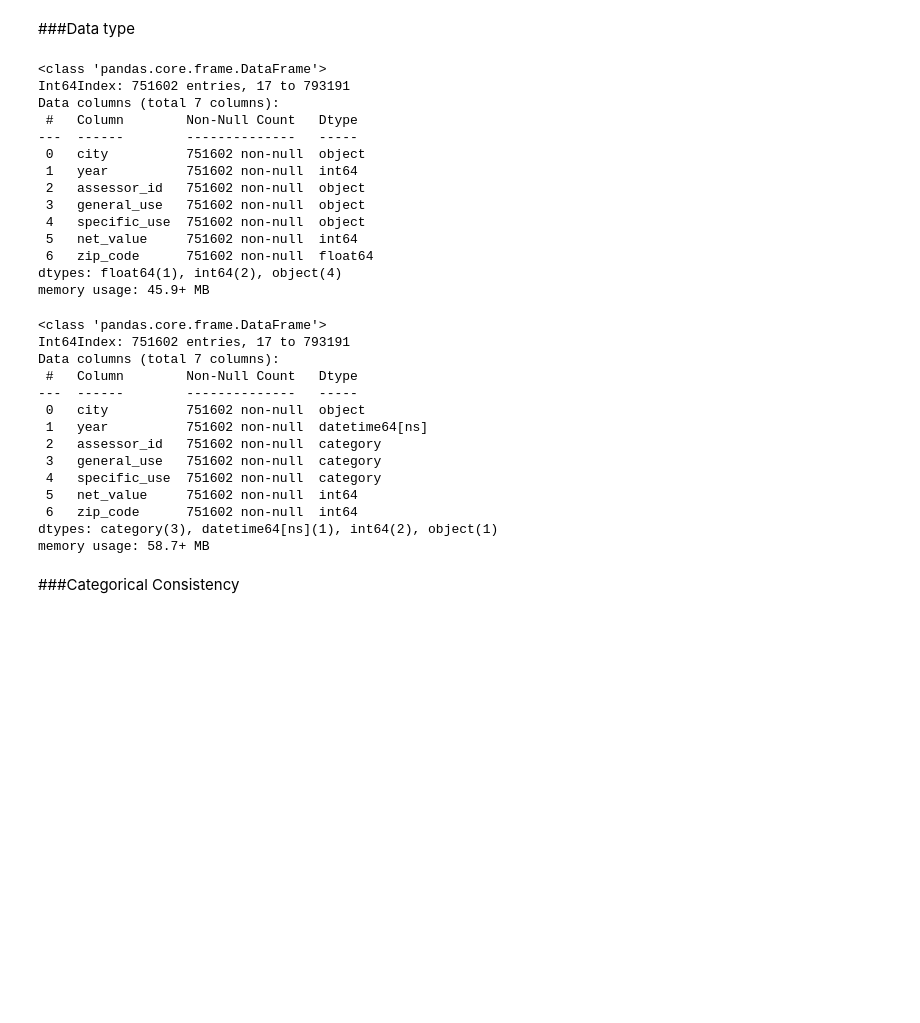
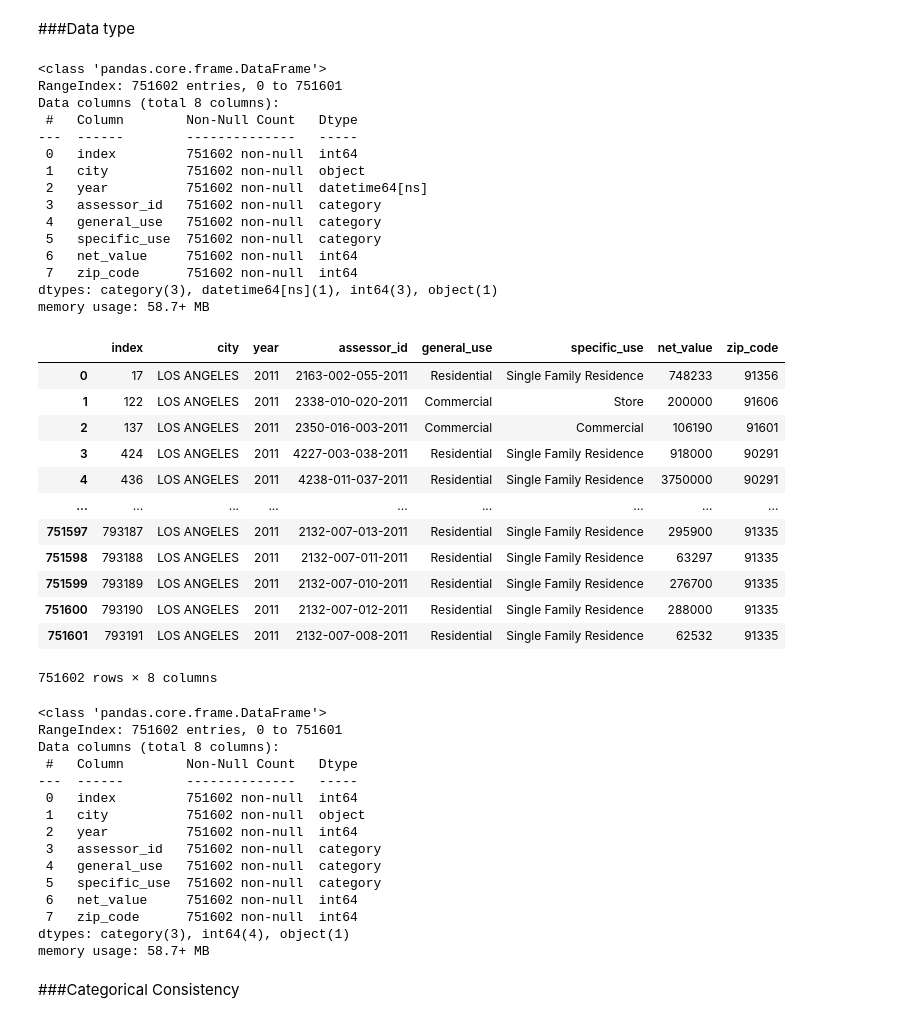
Before and after one commit to sorayabailey23/Group-93, a Jupyter notebook: Assessor_Data_Cleaning_2011.ipynb, the cells around one changed output. Drawn from its saved outputs; the diff is of its cells as text; code cells hidden in the pictures; blank space fills up the shorter version.

```diff
--- a/Assessor_Data_Cleaning_2011.ipynb
+++ b/Assessor_Data_Cleaning_2011.ipynb
@@ -246,3 +230,6 @@ records_df.reset_index()
+# %%
+records_df = records_df.reset_index()
+records_df = records_df.drop(columns=['index'])
 # %% [markdown]
 ##Consistency
 Now that I've handles missing values, I will check consistency over:
@@ -257,19 +244,20 @@ Now that I've handles missing values, I will check consistency over:
 records_df.info()
 # %% [output]
 <class 'pandas.core.frame.DataFrame'>
-Int64Index: 751602 entries, 17 to 793191
-Data columns (total 7 columns):
+RangeIndex: 751602 entries, 0 to 751601
+Data columns (total 8 columns):
  #   Column        Non-Null Count   Dtype
 ---  ------        --------------   -----
- 0   city          751602 non-null  object
- 1   year          751602 non-null  int64
- 2   assessor_id   751602 non-null  object
- 3   general_use   751602 non-null  object
- 4   specific_use  751602 non-null  object
- 5   net_value     751602 non-null  int64
- 6   zip_code      751602 non-null  float64
-dtypes: float64(1), int64(2), object(4)
-memory usage: 45.9+ MB
+ 0   index         751602 non-null  int64
+ 1   city          751602 non-null  object
+ 2   year          751602 non-null  datetime64[ns]
+ 3   assessor_id   751602 non-null  category
+ 4   general_use   751602 non-null  category
+ 5   specific_use  751602 non-null  category
+ 6   net_value     751602 non-null  int64
+ 7   zip_code      751602 non-null  int64
+dtypes: category(3), datetime64[ns](1), int64(3), object(1)
+memory usage: 58.7+ MB
 # %%
 #changing to category type
 records_df["assessor_id"] = records_df["assessor_id"].astype("category")
@@ -283,22 +271,39 @@ records_df["zip_code"] = records_df["zip_code"].astype("int")
 records_df["year"] = pd.to_datetime(records_df['year'], format='%Y')
 # %%
 records_df["year"] = records_df["year"].dt.year
+# %%
+records_df
+# %% [output]
+|  | index | city | year | assessor_id | general_use | specific_use | net_value | zip_code |
+| 0 | 17 | LOS ANGELES | 2011 | 2163-002-055-2011 | Residential | Single Family Residence | 748233 | 91356 |
+| 1 | 122 | LOS ANGELES | 2011 | 2338-010-020-2011 | Commercial | Store | 200000 | 91606 |
+| 2 | 137 | LOS ANGELES | 2011 | 2350-016-003-2011 | Commercial | Commercial | 106190 | 91601 |
+| 3 | 424 | LOS ANGELES | 2011 | 4227-003-038-2011 | Residential | Single Family Residence | 918000 | 90291 |
+| 4 | 436 | LOS ANGELES | 2011 | 4238-011-037-2011 | Residential | Single Family Residence | 3750000 | 90291 |
+| ... | ... | ... | ... | ... | ... | ... | ... | ... |
+| 751597 | 793187 | LOS ANGELES | 2011 | 2132-007-013-2011 | Residential | Single Family Residence | 295900 | 91335 |
+| 751598 | 793188 | LOS ANGELES | 2011 | 2132-007-011-2011 | Residential | Single Family Residence | 63297 | 91335 |
+| 751599 | 793189 | LOS ANGELES | 2011 | 2132-007-010-2011 | Residential | Single Family Residence | 276700 | 91335 |
+| 751600 | 793190 | LOS ANGELES | 2011 | 2132-007-012-2011 | Residential | Single Family Residence | 288000 | 91335 |
+| 751601 | 793191 | LOS ANGELES | 2011 | 2132-007-008-2011 | Residential | Single Family Residence | 62532 | 91335 |
+751602 rows × 8 columns
 # %%
 records_df.info()
 # %% [output]
 <class 'pandas.core.frame.DataFrame'>
-Int64Index: 751602 entries, 17 to 793191
-Data columns (total 7 columns):
+RangeIndex: 751602 entries, 0 to 751601
+Data columns (total 8 columns):
  #   Column        Non-Null Count   Dtype
 ---  ------        --------------   -----
- 0   city          751602 non-null  object
- 1   year          751602 non-null  datetime64[ns]
- 2   assessor_id   751602 non-null  category
- 3   general_use   751602 non-null  category
- 4   specific_use  751602 non-null  category
- 5   net_value     751602 non-null  int64
- 6   zip_code      751602 non-null  int64
-dtypes: category(3), datetime64[ns](1), int64(2), object(1)
+ 0   index         751602 non-null  int64
+ 1   city          751602 non-null  object
+ 2   year          751602 non-null  int64
+ 3   assessor_id   751602 non-null  category
+ 4   general_use   751602 non-null  category
+ 5   specific_use  751602 non-null  category
+ 6   net_value     751602 non-null  int64
+ 7   zip_code      751602 non-null  int64
+dtypes: category(3), int64(4), object(1)
 memory usage: 58.7+ MB
 # %% [markdown]
 ###Categorical Consistency
```
Also changed, not shown: parts of 1 cell of this notebook.
